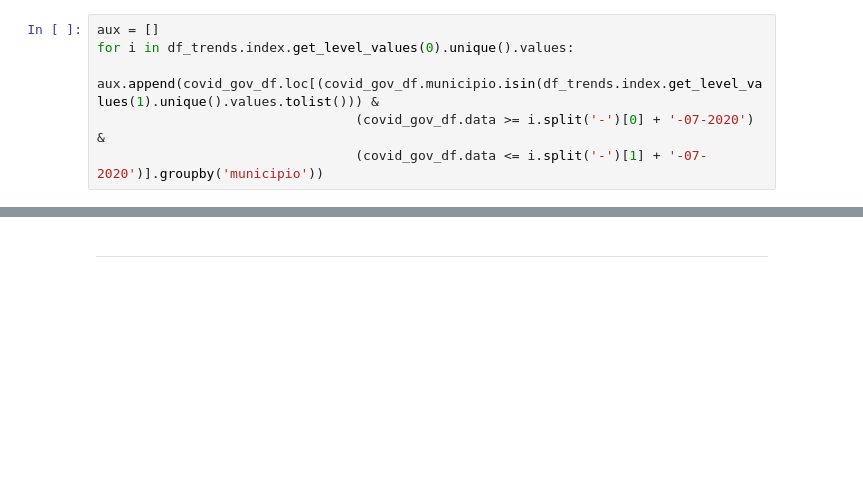
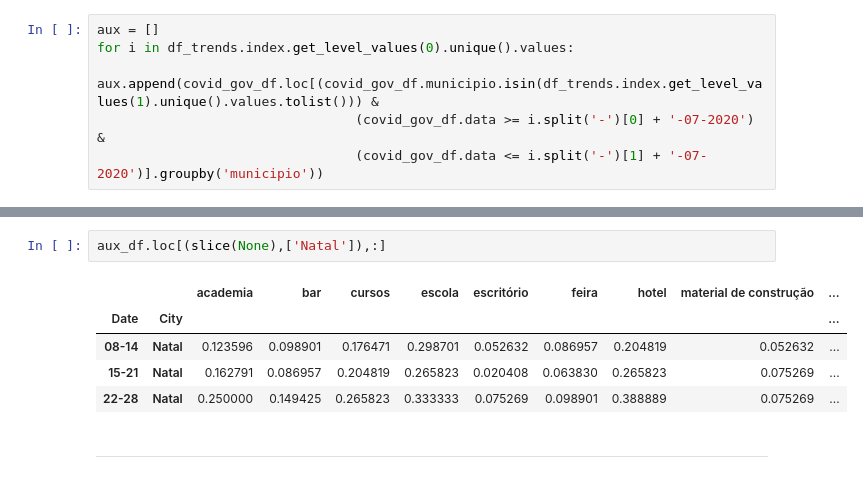
Before and after one commit to TMKlautau/santander_hackathon, a Jupyter notebook: Data_cleaning.ipynb, the cells around one changed output, grey strips where cells are left out. Drawn from its saved outputs; the diff is of its cells as text; blank space fills up the shorter version.

```diff
--- a/Data_cleaning.ipynb
+++ b/Data_cleaning.ipynb
@@ -240,2 +373,10 @@ df_trends.join(aux_df)
+# %%
+aux_df.loc[(slice(None),['Natal']),:]
+# %% [output]
+|  |  | academia | bar | cursos | escola | escritório | feira | hotel | material de construção | ... |
+| Date | City |  |  |  |  |  |  |  |  | ... |
+| 08-14 | Natal | 0.123596 | 0.098901 | 0.176471 | 0.298701 | 0.052632 | 0.086957 | 0.204819 | 0.052632 | ... |
+| 15-21 | Natal | 0.162791 | 0.086957 | 0.204819 | 0.265823 | 0.020408 | 0.063830 | 0.265823 | 0.075269 | ... |
+| 22-28 | Natal | 0.250000 | 0.149425 | 0.265823 | 0.333333 | 0.075269 | 0.098901 | 0.388889 | 0.075269 | ... |
 # %% [markdown]
 ---
```
Also changed, not shown: parts of 36 cells of this notebook, 13 other files.
